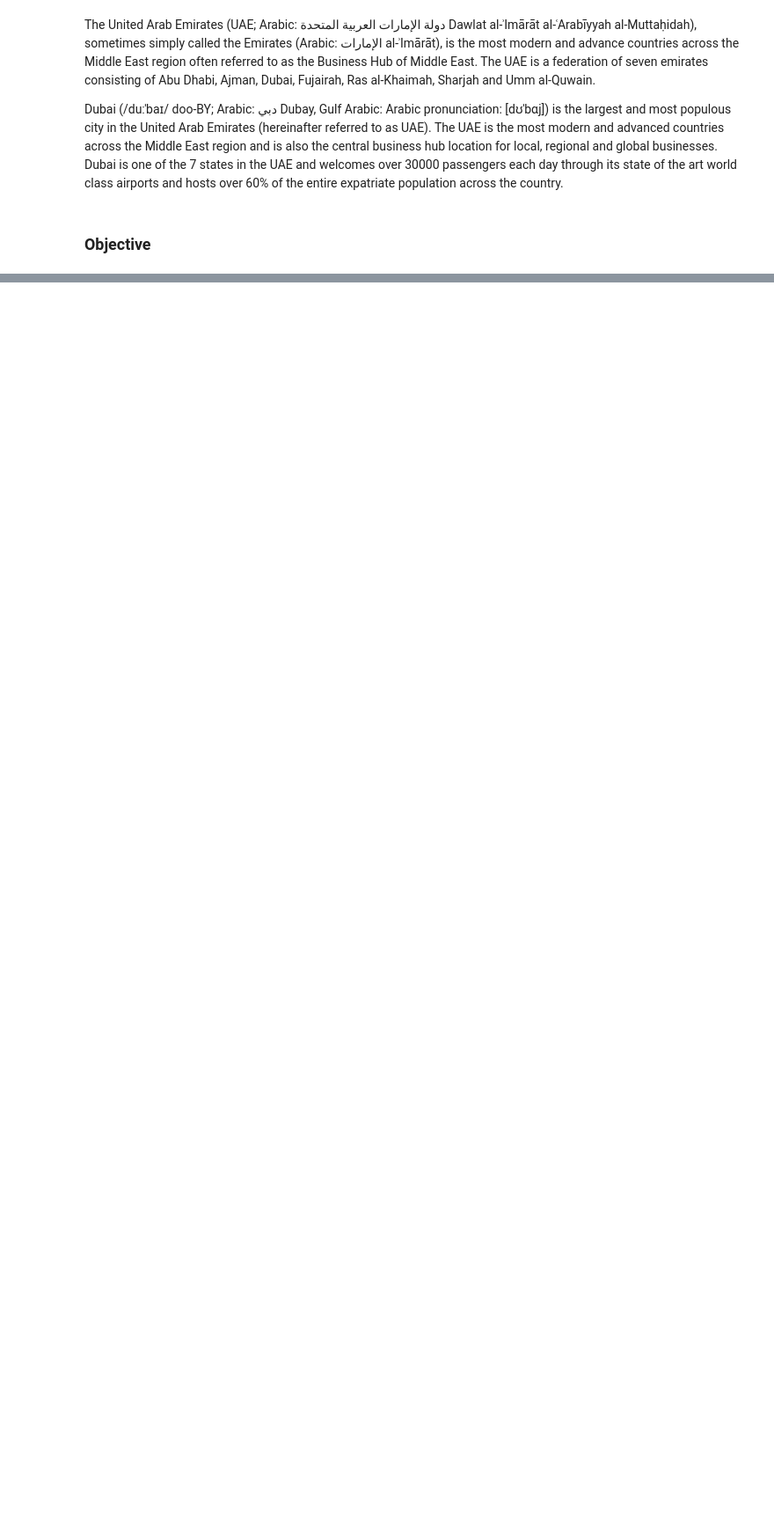
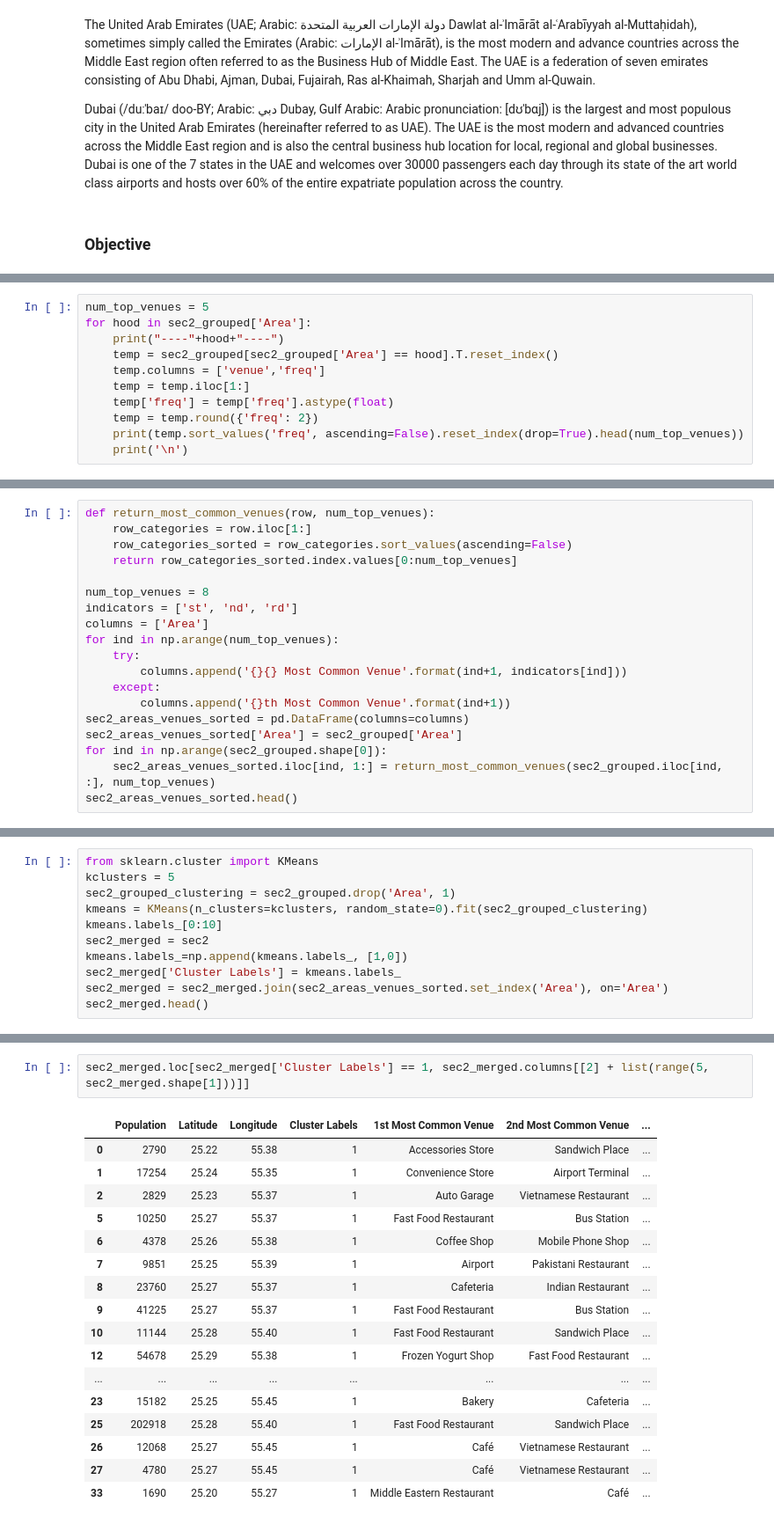
Before and after one commit to ecopk/Coursera_Capstone, a Jupyter notebook: The_Battle_Of_Neighborhoods.ipynb, the cells around one changed output, grey strips where cells are left out. Shown at 88% size. Saved outputs shown, nothing was run; the diff lists cells and outputs as text; blank space fills up the shorter version.

```diff
--- a/The_Battle_Of_Neighborhoods.ipynb
+++ b/The_Battle_Of_Neighborhoods.ipynb
@@ -17,0 +345,11 @@ Our project is envisaged to analyze and classify areas of Dubai by leveraging Fo
+# %%
+num_top_venues = 5
+for hood in sec2_grouped['Area']:
+    print("----"+hood+"----")
+    temp = sec2_grouped[sec2_grouped['Area'] == hood].T.reset_index()
+    temp.columns = ['venue','freq']
+    temp = temp.iloc[1:]
+    temp['freq'] = temp['freq'].astype(float)
+    temp = temp.round({'freq': 2})
+    print(temp.sort_values('freq', ascending=False).reset_index(drop=True).head(num_top_venues))
+    print('\n')
@@ -17,0 +374,19 @@ Our project is envisaged to analyze and classify areas of Dubai by leveraging Fo
+# %%
+def return_most_common_venues(row, num_top_venues):
+    row_categories = row.iloc[1:]
+    row_categories_sorted = row_categories.sort_values(ascending=False)
+    return row_categories_sorted.index.values[0:num_top_venues]
+
+num_top_venues = 8
+indicators = ['st', 'nd', 'rd']
+columns = ['Area']
+for ind in np.arange(num_top_venues):
+    try:
+        columns.append('{}{} Most Common Venue'.format(ind+1, indicators[ind]))
+    except:
+        columns.append('{}th Most Common Venue'.format(ind+1))
+sec2_areas_venues_sorted = pd.DataFrame(columns=columns)
+sec2_areas_venues_sorted['Area'] = sec2_grouped['Area']
+for ind in np.arange(sec2_grouped.shape[0]):
+    sec2_areas_venues_sorted.iloc[ind, 1:] = return_most_common_venues(sec2_grouped.iloc[ind, :], num_top_venues)
+sec2_areas_venues_sorted.head()
@@ -17,0 +472,11 @@ Our project is envisaged to analyze and classify areas of Dubai by leveraging Fo
+# %%
+from sklearn.cluster import KMeans
+kclusters = 5
+sec2_grouped_clustering = sec2_grouped.drop('Area', 1)
+kmeans = KMeans(n_clusters=kclusters, random_state=0).fit(sec2_grouped_clustering)
+kmeans.labels_[0:10]
+sec2_merged = sec2
+kmeans.labels_=np.append(kmeans.labels_, [1,0])
+sec2_merged['Cluster Labels'] = kmeans.labels_
+sec2_merged = sec2_merged.join(sec2_areas_venues_sorted.set_index('Area'), on='Area')
+sec2_merged.head()
@@ -17,0 +570,20 @@ Our project is envisaged to analyze and classify areas of Dubai by leveraging Fo
+# %%
+sec2_merged.loc[sec2_merged['Cluster Labels'] == 1, sec2_merged.columns[[2] + list(range(5, sec2_merged.shape[1]))]]
+# %% [output]
+|  | Population | Latitude | Longitude | Cluster Labels | 1st Most Common Venue | 2nd Most Common Venue | ... |
+| 0 | 2790 | 25.22 | 55.38 | 1 | Accessories Store | Sandwich Place | ... |
+| 1 | 17254 | 25.24 | 55.35 | 1 | Convenience Store | Airport Terminal | ... |
+| 2 | 2829 | 25.23 | 55.37 | 1 | Auto Garage | Vietnamese Restaurant | ... |
+| 5 | 10250 | 25.27 | 55.37 | 1 | Fast Food Restaurant | Bus Station | ... |
+| 6 | 4378 | 25.26 | 55.38 | 1 | Coffee Shop | Mobile Phone Shop | ... |
+| 7 | 9851 | 25.25 | 55.39 | 1 | Airport | Pakistani Restaurant | ... |
+| 8 | 23760 | 25.27 | 55.37 | 1 | Cafeteria | Indian Restaurant | ... |
+| 9 | 41225 | 25.27 | 55.37 | 1 | Fast Food Restaurant | Bus Station | ... |
+| 10 | 11144 | 25.28 | 55.40 | 1 | Fast Food Restaurant | Sandwich Place | ... |
+| 12 | 54678 | 25.29 | 55.38 | 1 | Frozen Yogurt Shop | Fast Food Restaurant | ... |
+| ... | ... | ... | ... | ... | ... | ... | ... |
+| 23 | 15182 | 25.25 | 55.45 | 1 | Bakery | Cafeteria | ... |
+| 25 | 202918 | 25.28 | 55.40 | 1 | Fast Food Restaurant | Sandwich Place | ... |
+| 26 | 12068 | 25.27 | 55.45 | 1 | Café | Vietnamese Restaurant | ... |
+| 27 | 4780 | 25.27 | 55.45 | 1 | Café | Vietnamese Restaurant | ... |
+| 33 | 1690 | 25.20 | 55.27 | 1 | Middle Eastern Restaurant | Café | ... |
```
Also changed, not shown: parts of 68 cells of this notebook.
